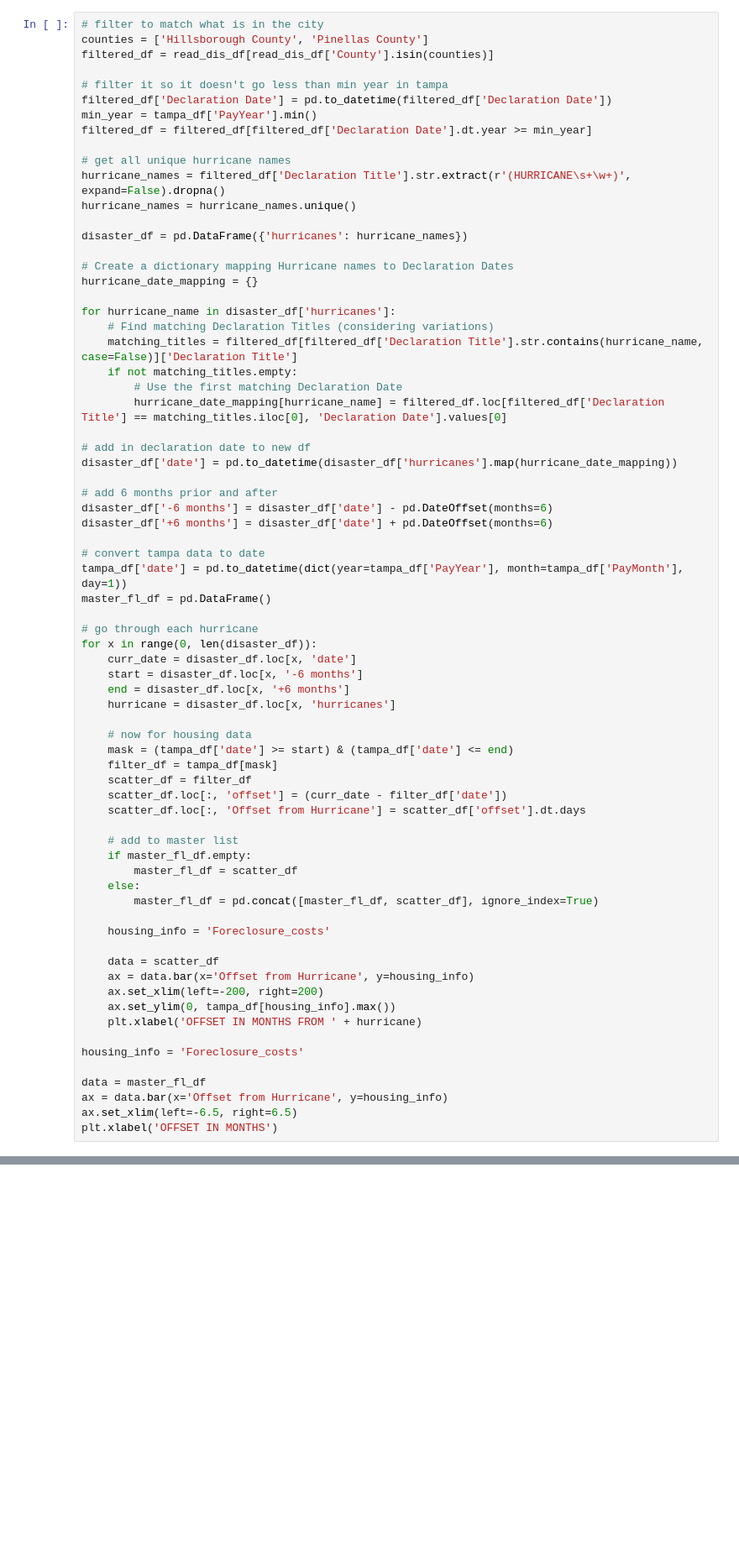
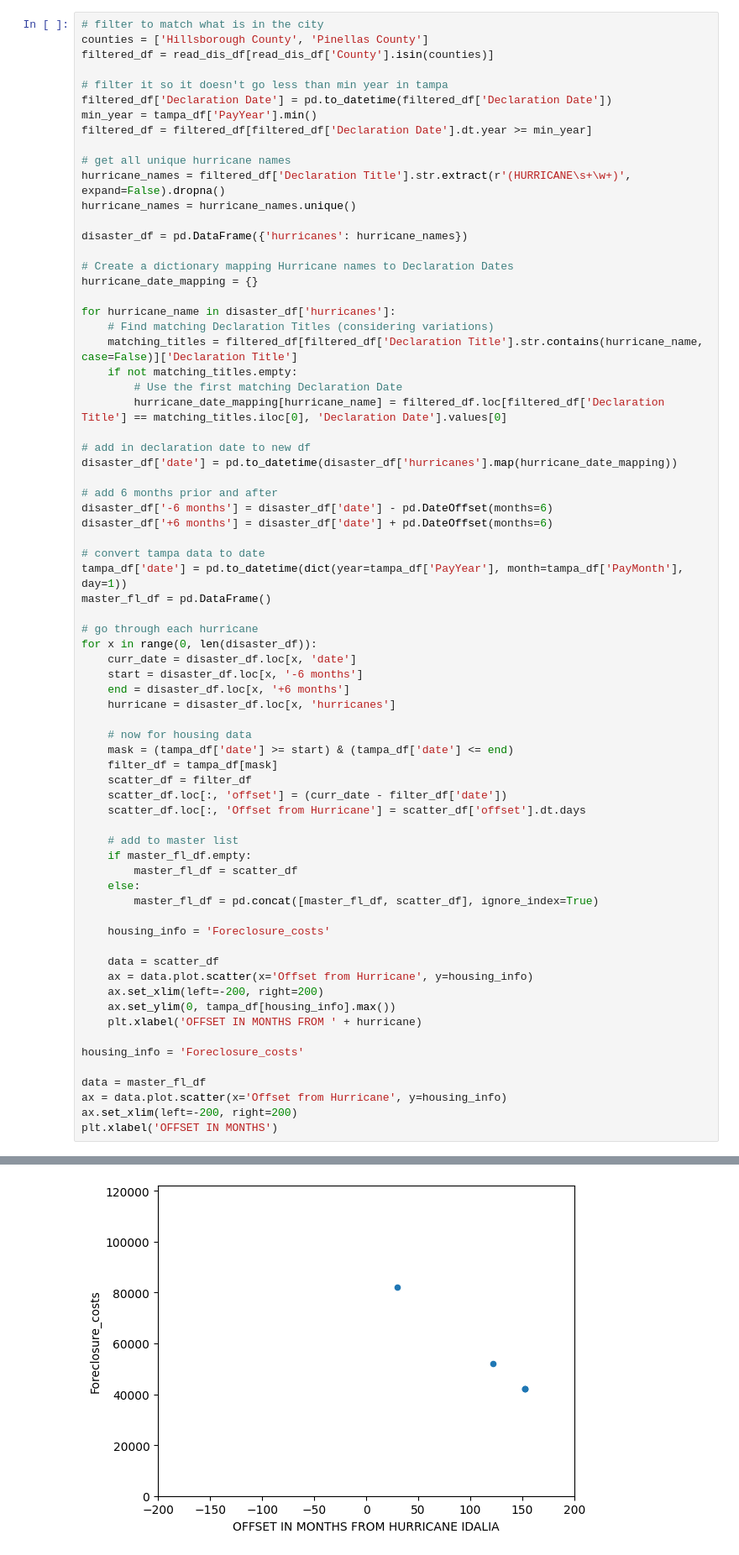
Before and after one commit to michelleehc/bitcamp, a Jupyter notebook: relativechart.ipynb, the cells around one changed output, grey strips where cells are left out. Shown at 84% size. Drawn from its saved outputs; the diff is of its cells as text; blank space fills up the shorter version.

```diff
--- a/relativechart.ipynb
+++ b/relativechart.ipynb
@@ -65,7 +65,7 @@ for x in range(0, len(disaster_df)):
     housing_info = 'Foreclosure_costs'
 
     data = scatter_df
-    ax = data.bar(x='Offset from Hurricane', y=housing_info)
+    ax = data.plot.scatter(x='Offset from Hurricane', y=housing_info)
     ax.set_xlim(left=-200, right=200)
     ax.set_ylim(0, tampa_df[housing_info].max())
     plt.xlabel('OFFSET IN MONTHS FROM ' + hurricane)
@@ -73,7 +73,7 @@ for x in range(0, len(disaster_df)):
 housing_info = 'Foreclosure_costs'
 
 data = master_fl_df
-ax = data.bar(x='Offset from Hurricane', y=housing_info)
-ax.set_xlim(left=-6.5, right=6.5)
+ax = data.plot.scatter(x='Offset from Hurricane', y=housing_info)
+ax.set_xlim(left=-200, right=200)
 plt.xlabel('OFFSET IN MONTHS')
 # %% [output]
@@ -80,0 +98 @@ NameError: name 'read_dis_df' is not defined
+[figure, added]
```
Also changed, not shown: parts of 1 cell of this notebook.
